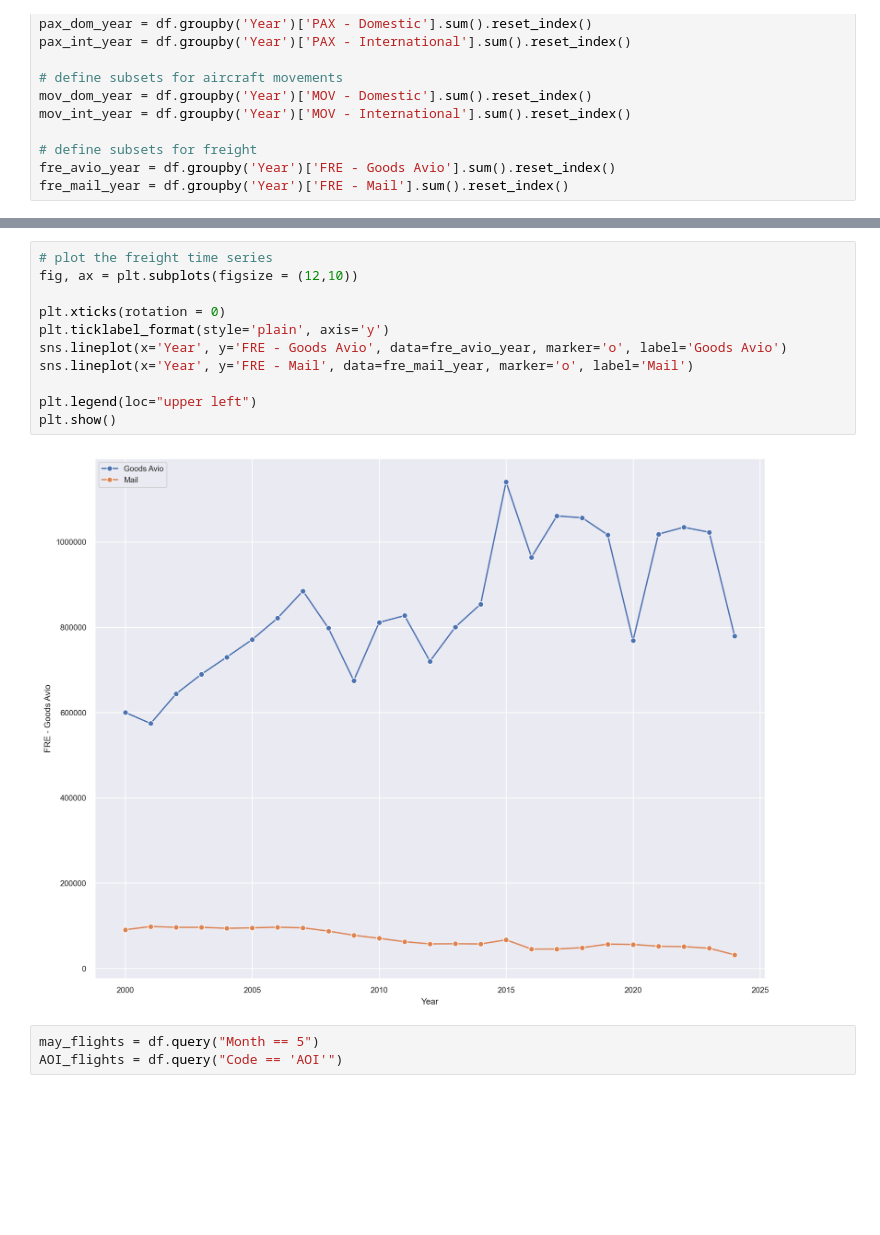
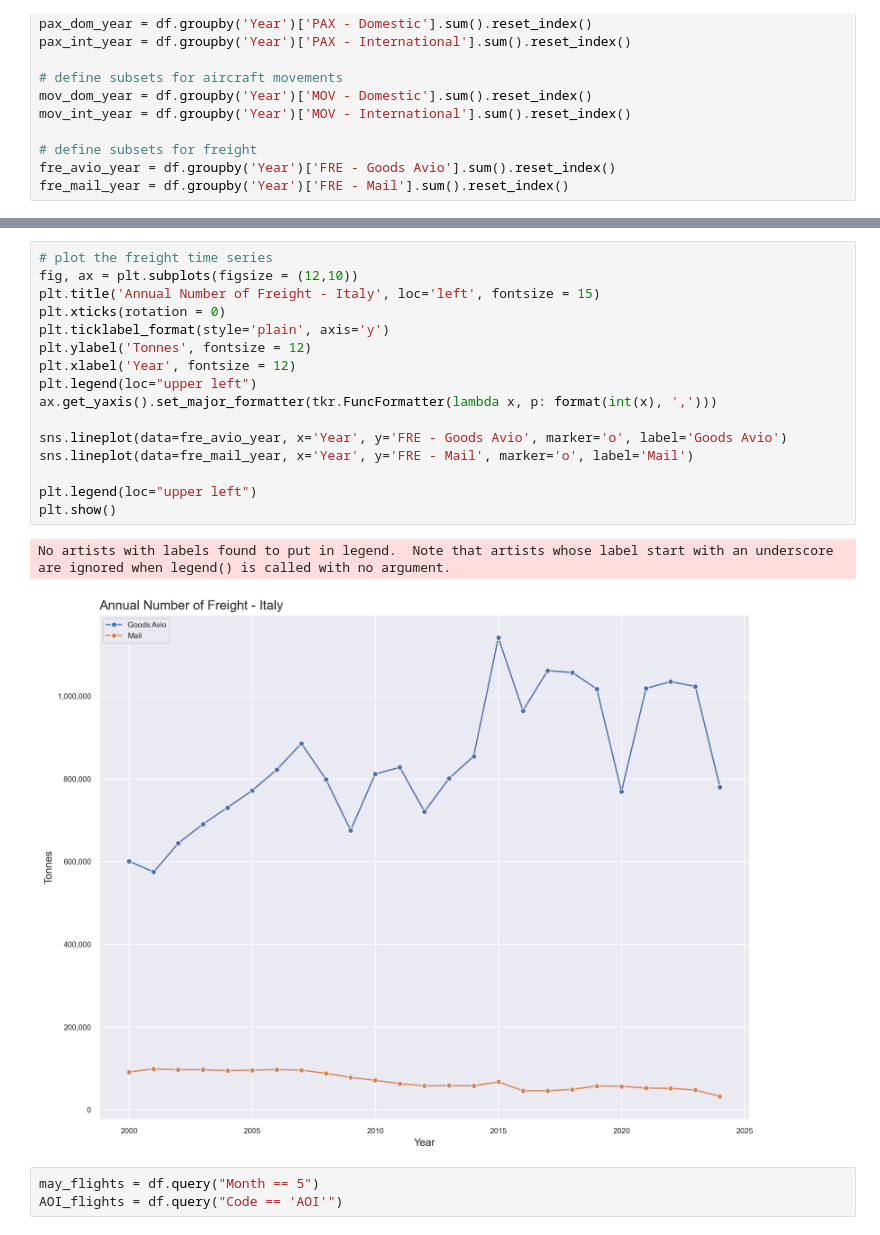
Before and after one commit to fedfioravanti/Italian_Airports, a Jupyter notebook: ItalyAirports_02_EDA.ipynb, the cells around one changed output, grey strips where cells are left out. Cells and saved outputs as stored; diff of their text form; blank space fills up the shorter version.

```diff
--- a/ItalyAirports_02_EDA.ipynb
+++ b/ItalyAirports_02_EDA.ipynb
@@ -215,16 +223,22 @@ plt.show()
 # %%
 # plot the freight time series
 fig, ax = plt.subplots(figsize = (12,10))
-
+plt.title('Annual Number of Freight - Italy', loc='left', fontsize = 15)
 plt.xticks(rotation = 0)
 plt.ticklabel_format(style='plain', axis='y')
-sns.lineplot(x='Year', y='FRE - Goods Avio', data=fre_avio_year, marker='o', label='Goods Avio')
-sns.lineplot(x='Year', y='FRE - Mail', data=fre_mail_year, marker='o', label='Mail')
+plt.ylabel('Tonnes', fontsize = 12)
+plt.xlabel('Year', fontsize = 12)
+plt.legend(loc="upper left")
+ax.get_yaxis().set_major_formatter(tkr.FuncFormatter(lambda x, p: format(int(x), ',')))
+
+sns.lineplot(data=fre_avio_year, x='Year', y='FRE - Goods Avio', marker='o', label='Goods Avio')
+sns.lineplot(data=fre_mail_year, x='Year', y='FRE - Mail', marker='o', label='Mail')
 
 plt.legend(loc="upper left")
 plt.show()
 # %% [output]
+No artists with labels found to put in legend.  Note that artists whose label start with an underscore are ignored when legend() is called with no argument.
-[figure, old version]
+[figure, new version]
 # %%
 may_flights = df.query("Month == 5")
 AOI_flights = df.query("Code == 'AOI'")
```
Also changed, not shown: parts of 3 cells of this notebook.
